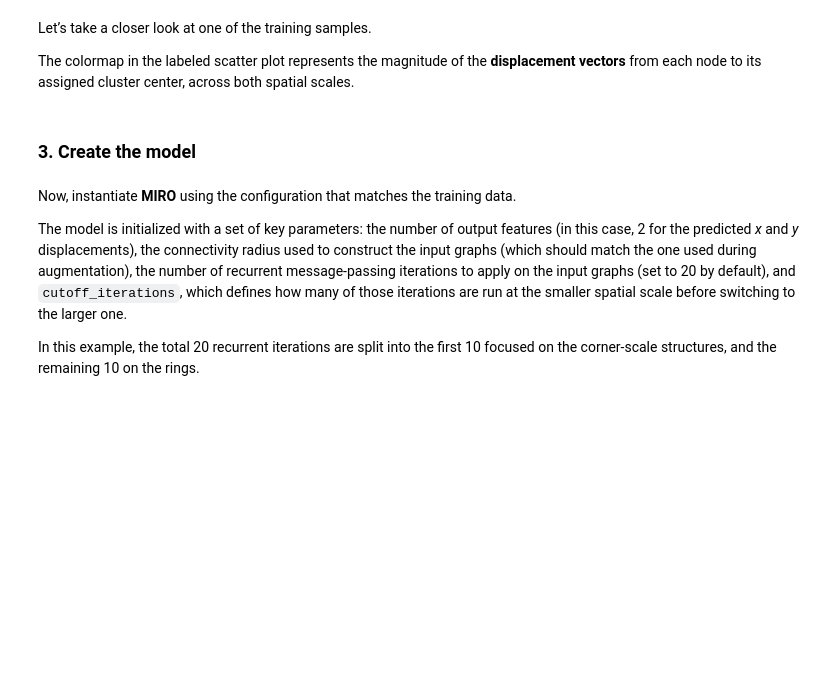
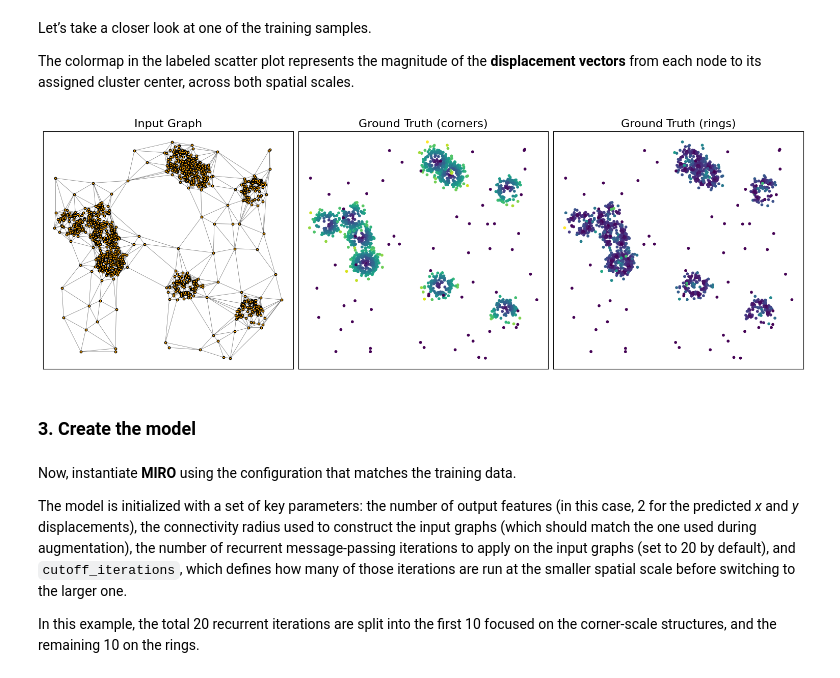
Before and after one commit to DeepTrackAI/MIRO, a Jupyter notebook: multiscale/tutorial.ipynb, the cells around one changed output. Cells and saved outputs as stored; diff of their text form; code cells hidden in the pictures; blank space fills up the shorter version.

```diff
--- a/multiscale/tutorial.ipynb
+++ b/multiscale/tutorial.ipynb
@@ -201,34 +204,36 @@ def plot_training_data(data, figsize=(15, 5), titles=None):
 
     titles = titles or [
         "Input Graph",
-        "Ground Truth (gaussians)",
+        "Ground Truth (corners)",
         "Ground Truth (rings)",
     ]
 
     fig, axes = plt.subplots(1, 3, figsize=figsize, constrained_layout=True)
 
     for i, ax in enumerate(axes):
         ax.set_xticks([])
         ax.set_yticks([])
         ax.set_title(titles[i], fontsize=16)
 
         if i == 0:
             segments = pos[edges]
             lc = LineCollection(segments, colors="black",
                                 linewidths=0.5, alpha=0.3)
             ax.add_collection(lc)
             ax.scatter(pos[:, 0], pos[:, 1],
                        s=10, c="orange", edgecolors="black", zorder=2)
         else:
             im = ax.scatter(pos[:, 0], pos[:, 1],
                             c=norms[i], s=10)
 
     return fig, axes
 
 
 idx = random.randrange(len(training_dataset))
 fig, axes = plot_training_data(training_dataset[idx])
 plt.show()
+# %% [output]
+[figure, added]
 # %% [markdown]
 ### **3. Create the model**
 # %% [markdown]
```
Also changed, not shown: parts of 6 cells of this notebook.
